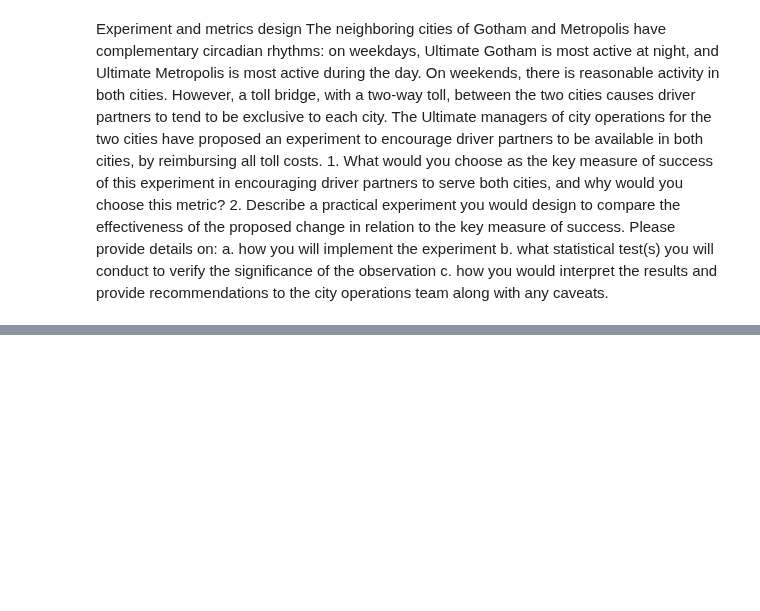
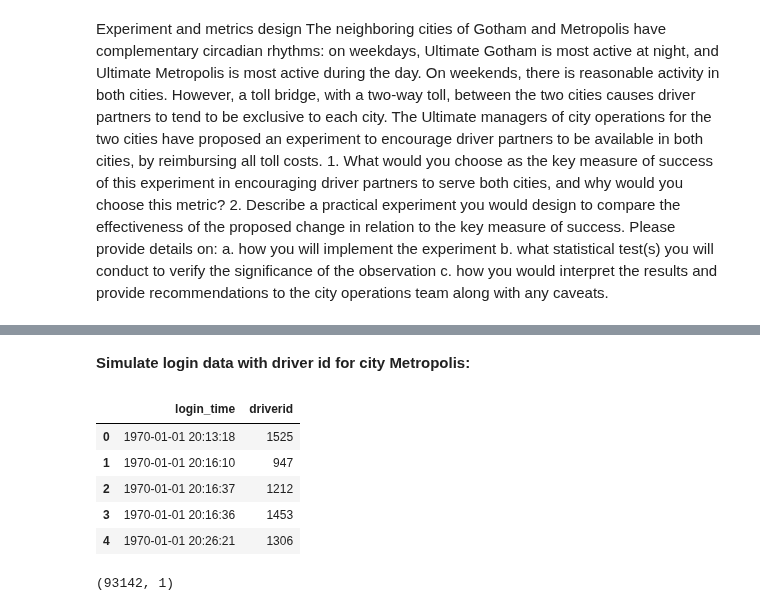
Before and after one commit to yoyo6022/Springboard-hands-on-project, a Jupyter notebook: ultimate_challenge/Ultimate_Challenge.ipynb, the cells around one changed output, grey strips where cells are left out. Cells and saved outputs as stored; diff of their text form; code cells hidden in the pictures; blank space fills up the shorter version.

```diff
--- a/ultimate_challenge/Ultimate_Challenge.ipynb
+++ b/ultimate_challenge/Ultimate_Challenge.ipynb
@@ -449,0 +533,17 @@ Answer:
+# %% [markdown]
+<b>Simulate login data with driver id for city Metropolis:
+# %%
+dftest2= pd.read_json('logins.json')
+# %%
+# assume there are also 1000 drivers in city Metropolis but only about 200 of them travel cross 2 cities
+dftest2 = dftest2.assign(driverid=np.random.choice(np.arange(800,1800), 93142, replace=True))
+#dftest = dftest.assign(count=1)
+# %%
+dftest2.head()
+# %% [output]
+|  | login_time | driverid |
+| 0 | 1970-01-01 20:13:18 | 1525 |
+| 1 | 1970-01-01 20:16:10 | 947 |
+| 2 | 1970-01-01 20:16:37 | 1212 |
+| 3 | 1970-01-01 20:16:36 | 1453 |
+| 4 | 1970-01-01 20:26:21 | 1306 |
@@ -449,0 +552,4 @@ Answer:
+# %%
+dftest2.shape
+# %% [output]
+(93142, 1)
```
Also changed, not shown: parts of 41 cells of this notebook.
